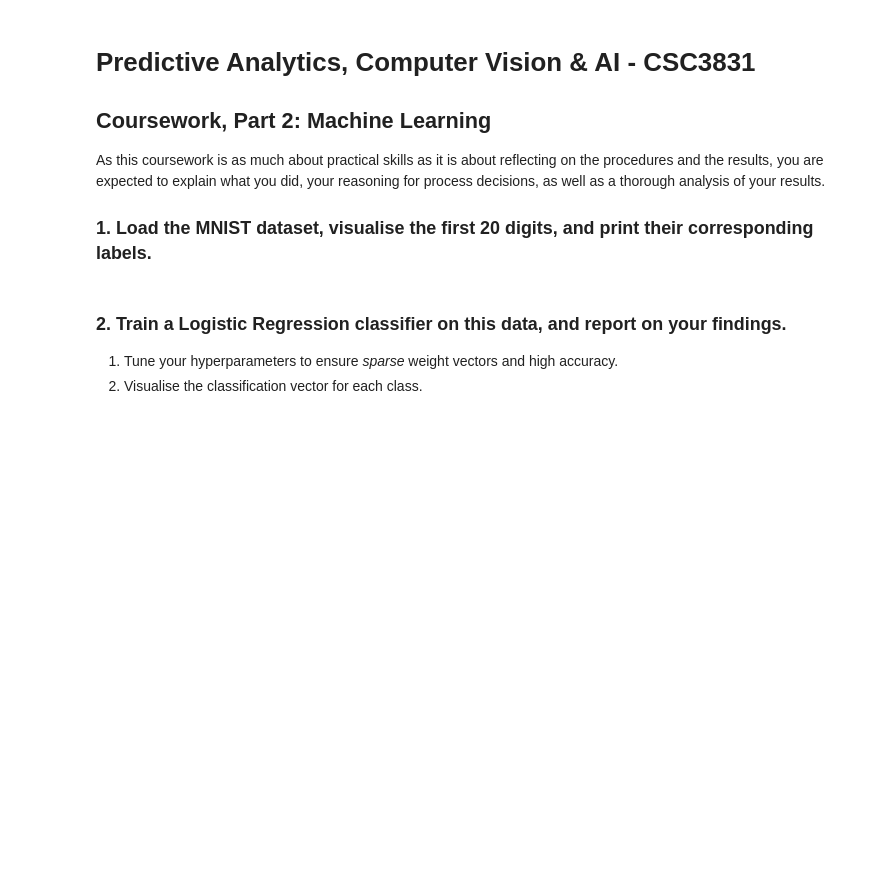
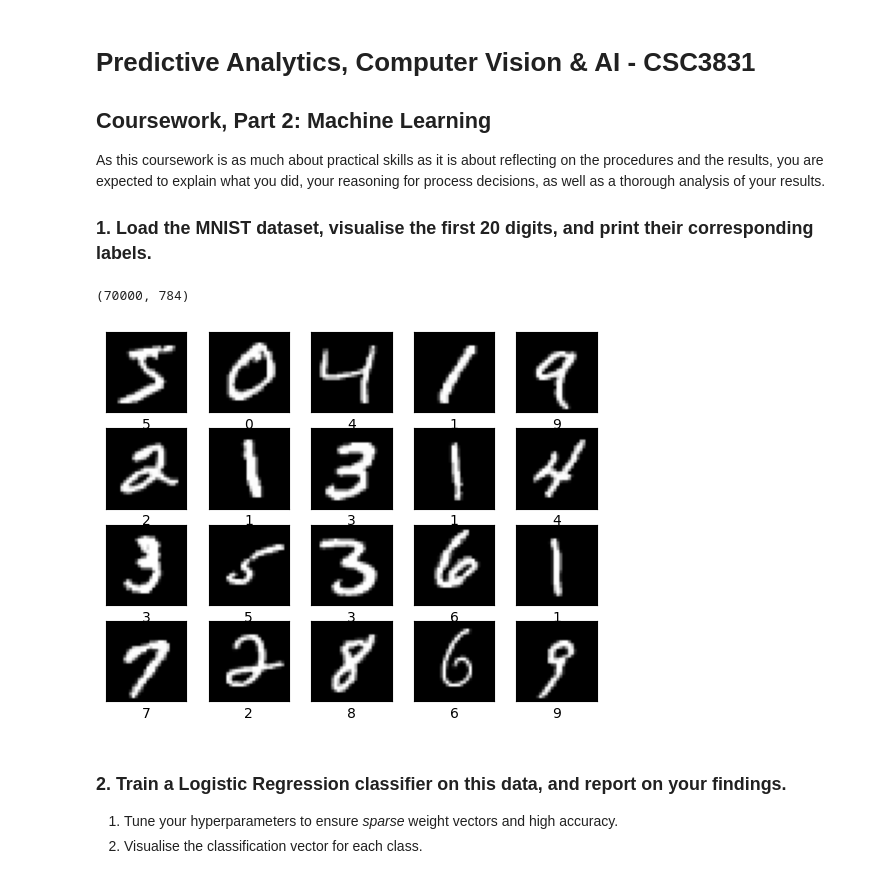
Before and after one commit to OscarIsorez/ComputerVision, a Jupyter notebook: CSC3831_Part_I/Coursework/Part2_Coursework.ipynb, the cells around one changed output. Drawn from its saved outputs; the diff is of its cells as text; code cells hidden in the pictures; blank space fills up the shorter version.

Commit message:
Add data visualization examples to analysis notebook

```diff
--- a/CSC3831_Part_I/Coursework/Part2_Coursework.ipynb
+++ b/CSC3831_Part_I/Coursework/Part2_Coursework.ipynb
@@ -15,3 +8,54 @@ X, y = fetch_openml(
+# %%
+# Run this to load the MNIST dataset
+from sklearn.datasets import fetch_openml
+import matplotlib.pyplot as plt
+import numpy as np
+import seaborn as sns
+import pandas as pd
+from sklearn.ensemble import RandomForestClassifier
+from sklearn.linear_model import (
+    LinearRegression,
+    LogisticRegression,
+)
+from sklearn.metrics import (
+    accuracy_score,
+    classification_report,
+    confusion_matrix,
+    mean_squared_error,
+    r2_score,
+)
+from sklearn.model_selection import (
+    cross_val_score,
+    GridSearchCV,
+    train_test_split,
+)
+from sklearn.naive_bayes import (
+    GaussianNB,
+    MultinomialNB,
+)
+from sklearn.neighbors import (
+    KNeighborsClassifier,
+    KNeighborsRegressor,
+)
+from sklearn.pipeline import make_pipeline
+from sklearn.preprocessing import StandardScaler
+from sklearn.svm import SVC
+from sklearn.tree import (
+    DecisionTreeClassifier,
+    plot_tree,
+)
+
+X, y = fetch_openml(
+    'mnist_784', version=1, return_X_y=True, parser='auto', as_frame=False
+)
+
+fig, ax = plt.subplots(4, 5)
+for i, axi in enumerate(ax.flat):
+    axi.imshow(X[i].reshape(28, 28), cmap='gray')
+    axi.set(xticks=[], yticks=[], xlabel=y[i])
+# %% [output]
+(70000, 784)
+[figure, added]
 # %% [markdown]
 ### 2. Train a Logistic Regression classifier on this data, and report on your findings.
 
```
Also changed, not shown: parts of 2 cells of this notebook, 2 other files.
